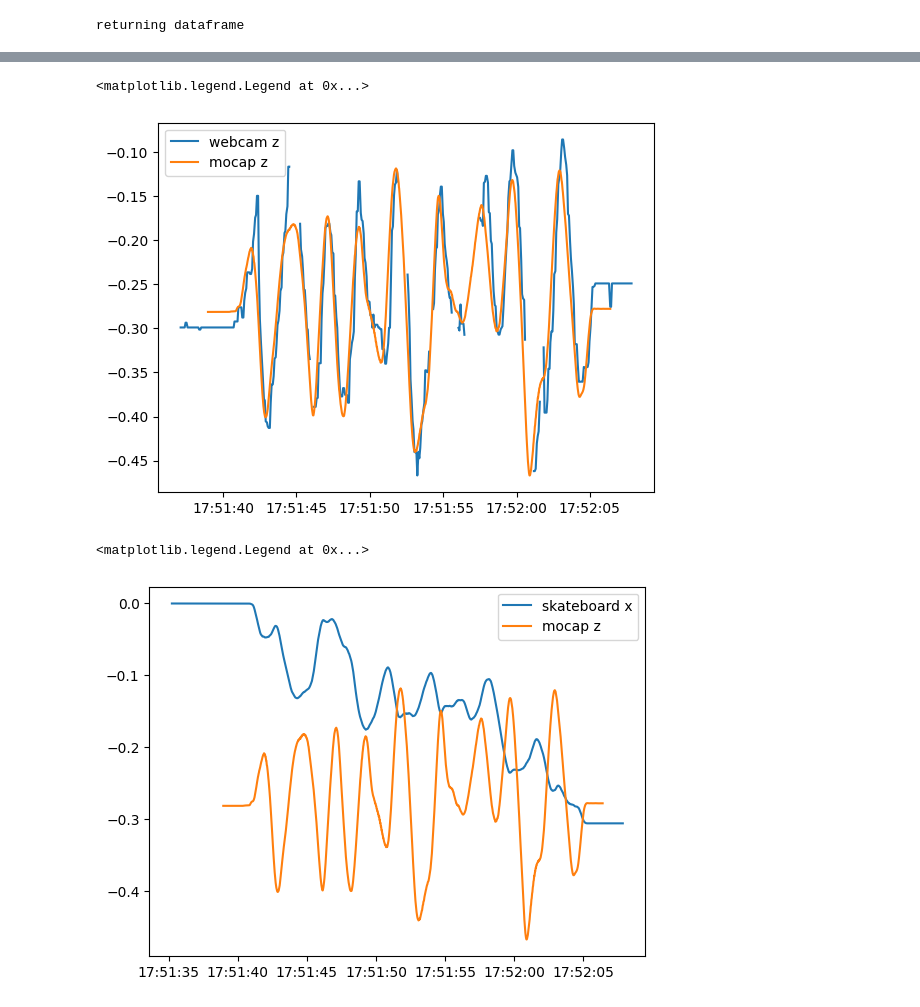
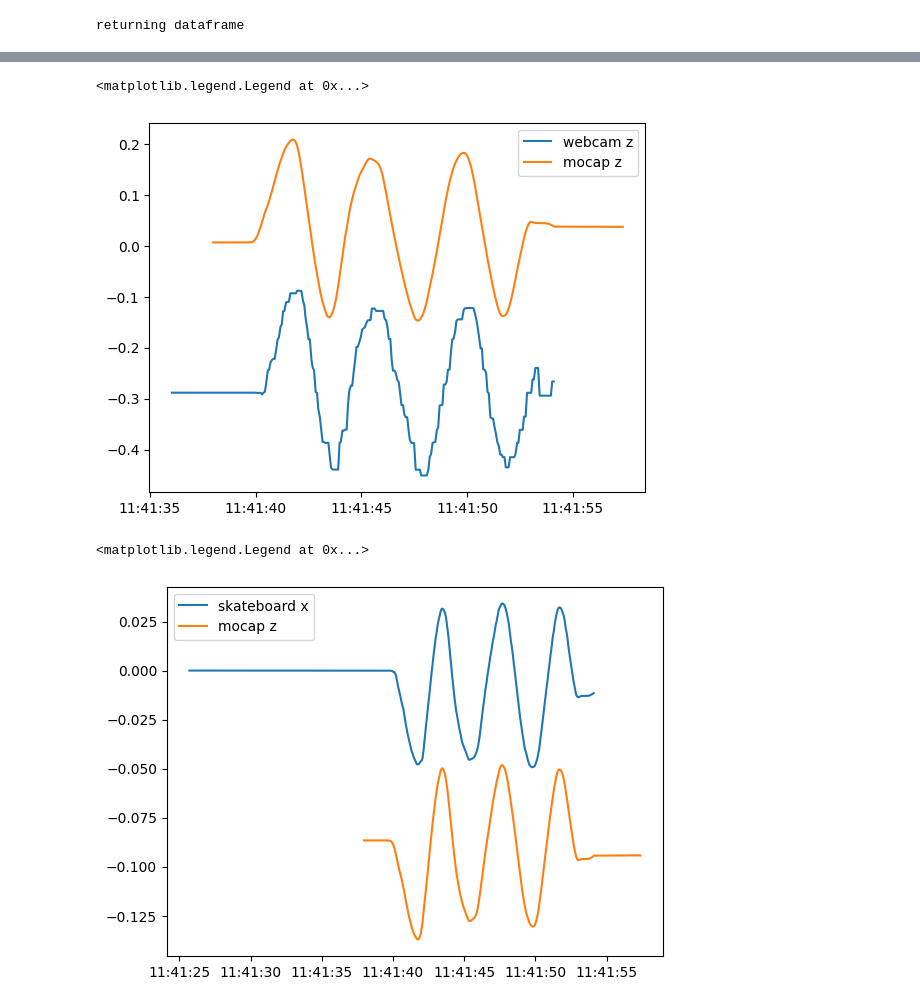
Before and after one commit to SujithChristopher/armbo_preliminary_work, a Jupyter notebook: ipy_notebooks/analysis_singlecam_sensors.ipynb, the cells around one changed output, grey strips where cells are left out. Drawn from its saved outputs; the diff is of its cells as text; code cells hidden in the pictures.

```diff
--- a/ipy_notebooks/analysis_singlecam_sensors.ipynb
+++ b/ipy_notebooks/analysis_singlecam_sensors.ipynb
@@ -14,9 +14,9 @@ from support.calculations_support import *
 from support.mecanum_calculations import *
 # %%
 #data path
-_folder_name = "sk12_random_t1"
+_folder_name = "sk13_forward_t0"
 
-_base_pth = r"C:\Users\CMC\Documents\openposelibs\pose\armbo\recording_programs\test_data\single_cam_oct_18"
+_base_pth = r"C:\Users\CMC\Documents\openposelibs\pose\armbo\recording_programs\test_data\single_cam_oct_21"
 _pth = os.path.join(_base_pth, _folder_name)
 # %%
 #calibration path
@@ -62,7 +63,7 @@ _w_df = add_time_from_file(_w_df, _webcam_timestamp_pth)
 returning dataframe
 # %%
 #reading mocap df
-_mocap_pth = os.path.join(_base_pth, "sk12",_folder_name + ".csv")
+_mocap_pth = os.path.join(_base_pth, "sk13",_folder_name + ".csv")
 _m_df, st_time = read_df_csv(_mocap_pth)
 #getting center
 
@@ -123,11 +129,11 @@ plt.legend()
 # %%
 
-plt.plot(_w_df["time"], w_df["z"].rolling(3).median()-0.28, label="webcam z")
+plt.plot(_w_df["time"], w_df["z"].rolling(5).median() + offset[2], label="webcam z")
 plt.plot(_m_df["time"], _m_df["z"].rolling(3).median(), label="mocap z")
 plt.legend()
 # %% [output]
 <matplotlib.legend.Legend at 0x...>
-[figure, old version]
+[figure, new version]
 # %%
 radius = 47.5/1000
 lx = 79 #half of the distance between the wheels
@@ -142,12 +148,14 @@ _sk_df, _ = get_directional_velocity(_sk_df, _ang_column, radius, lx, ly)
 _sk_df, _ = get_position(_sk_df)
 # %%
 _sk_df["sys_time"] = pd.to_datetime(_sk_df["sys_time"])
+_a = 0.085
+_b = 0.15
 # %%
 plt.plot(_sk_df["sys_time"],_sk_df["x_val"], label="skateboard x")
-plt.plot(_m_df["time"], _m_df["z"], label="mocap z")
+plt.plot(_m_df["time"], _m_df["z"]*-0.25 - _a, label="mocap z")
 plt.legend()
 # %% [output]
 <matplotlib.legend.Legend at 0x...>
-[figure, old version]
+[figure, new version]
 # %%
 plt.plot(_sk_df["sys_time"],_sk_df["y_val"], label="skateboard x")
```
Also changed, not shown: parts of 14 cells of this notebook, 6 other files.
